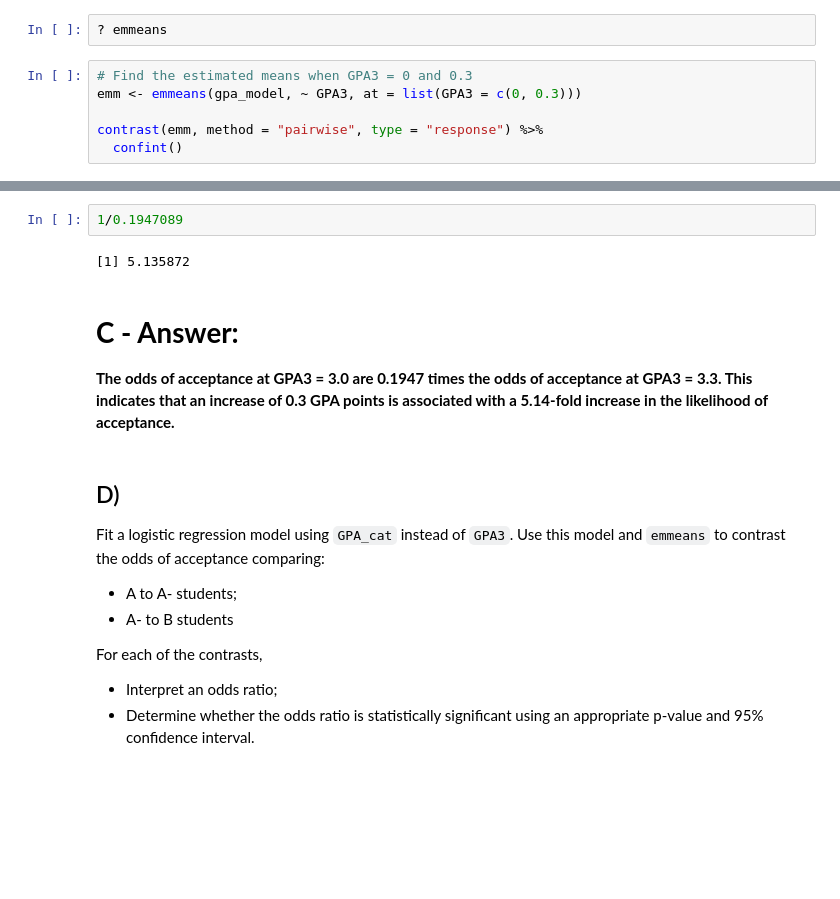
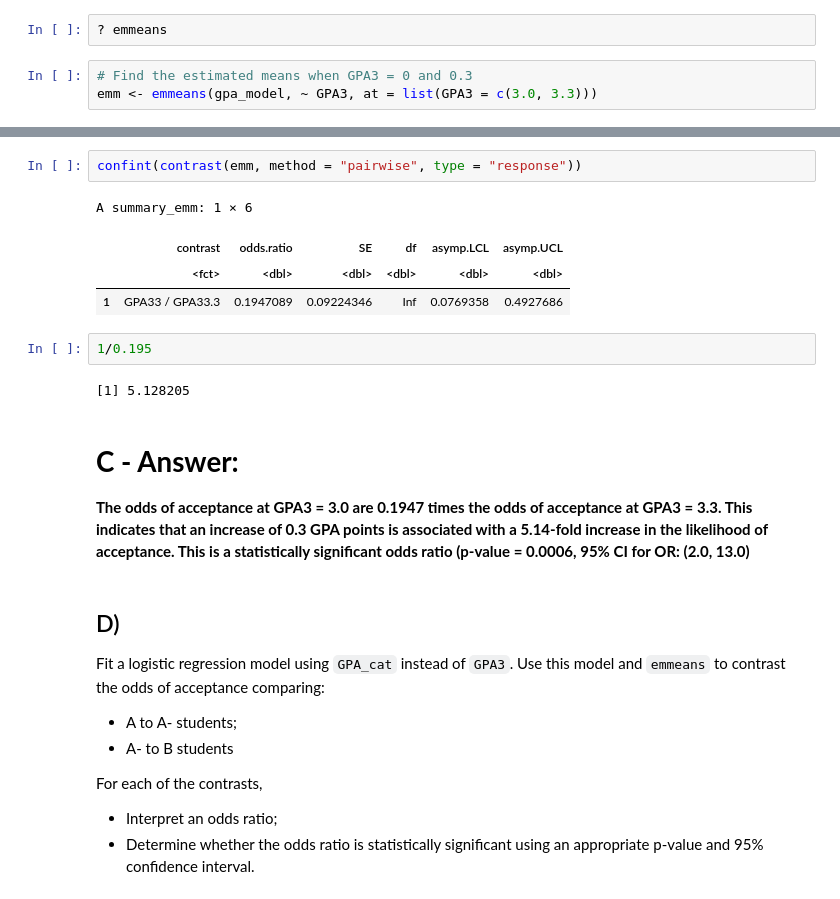
Before and after one commit to ShoSato-047/STAT380, a Jupyter notebook: ShoSato_HW3_(2025)_model_likelihoods_and_simple_logistic.ipynb, the cells around one changed output, grey strips where cells are left out. Saved outputs shown, nothing was run; the diff lists cells and outputs as text; blank space fills up the shorter version.

```diff
--- a/ShoSato_HW3_(2025)_model_likelihoods_and_simple_logistic.ipynb
+++ b/ShoSato_HW3_(2025)_model_likelihoods_and_simple_logistic.ipynb
@@ -717,7 +773,4 @@ See '? untidy'
 ? emmeans
 # %%
 # Find the estimated means when GPA3 = 0 and 0.3
-emm <- emmeans(gpa_model, ~ GPA3, at = list(GPA3 = c(0, 0.3)))
-
-contrast(emm, method = "pairwise", type = "response") %>%
-  confint()
+emm <- emmeans(gpa_model, ~ GPA3, at = list(GPA3 = c(3.0, 3.3)))
@@ -729,10 +784,17 @@ A summary_emm: 1 × 6
+# %%
+confint(contrast(emm, method = "pairwise", type = "response"))
+# %% [output]
+A summary_emm: 1 × 6
+|  | contrast | odds.ratio | SE | df | asymp.LCL | asymp.UCL |
+|  | <fct> | <dbl> | <dbl> | <dbl> | <dbl> | <dbl> |
+| 1 | GPA33 / GPA33.3 | 0.1947089 | 0.09224346 | Inf | 0.0769358 | 0.4927686 |
 # %%
-1/0.1947089
+1/0.195
 # %% [output]
-[1] 5.135872
+[1] 5.128205
 # %% [markdown]
 # **C - Answer:**
-**The odds of acceptance at GPA3 = 3.0 are 0.1947 times the odds of acceptance at GPA3 = 3.3. This indicates that an increase of 0.3 GPA points is associated with a 5.14-fold increase in the likelihood of acceptance.**
+**The odds of acceptance at GPA3 = 3.0 are 0.1947 times the odds of acceptance at GPA3 = 3.3. This indicates that an increase of 0.3 GPA points is associated with a 5.14-fold increase in the likelihood of acceptance. This is a statistically significant odds ratio (p-value = 0.0006, 95% CI for OR: (2.0, 13.0)**
 # %% [markdown]
 ## D)
 
```
Also changed, not shown: parts of 24 cells of this notebook.
